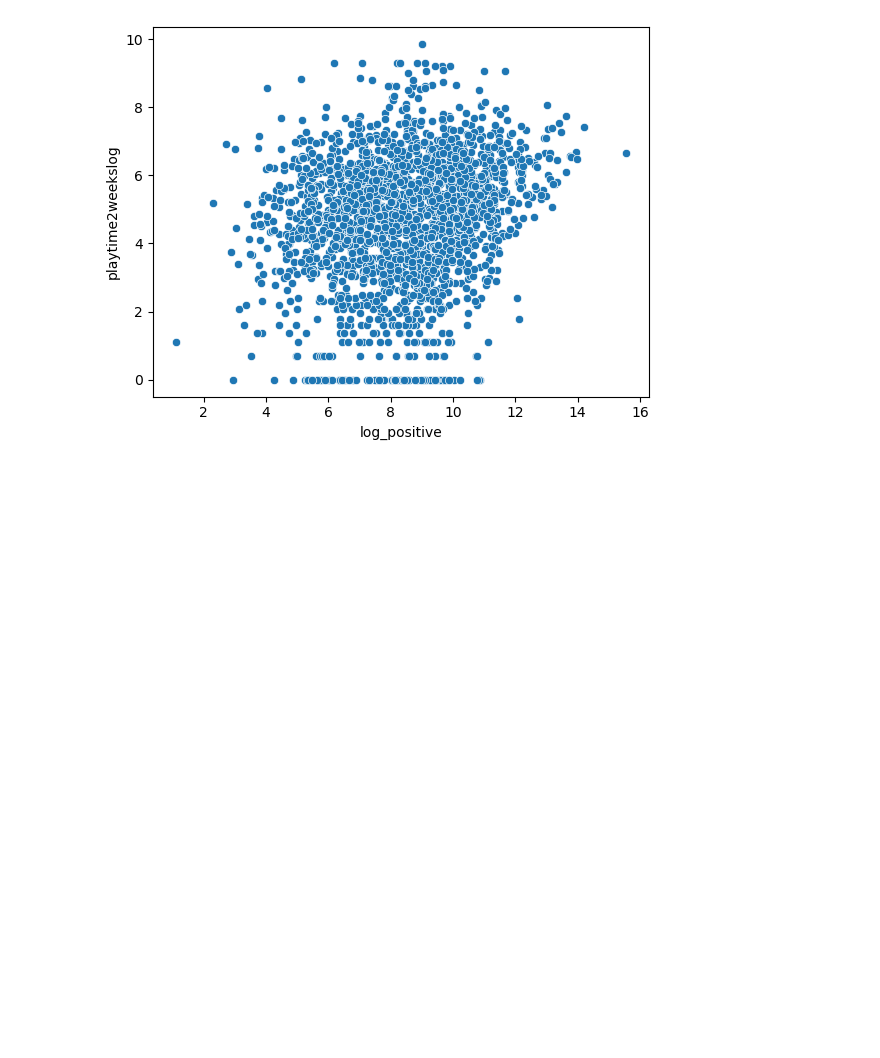
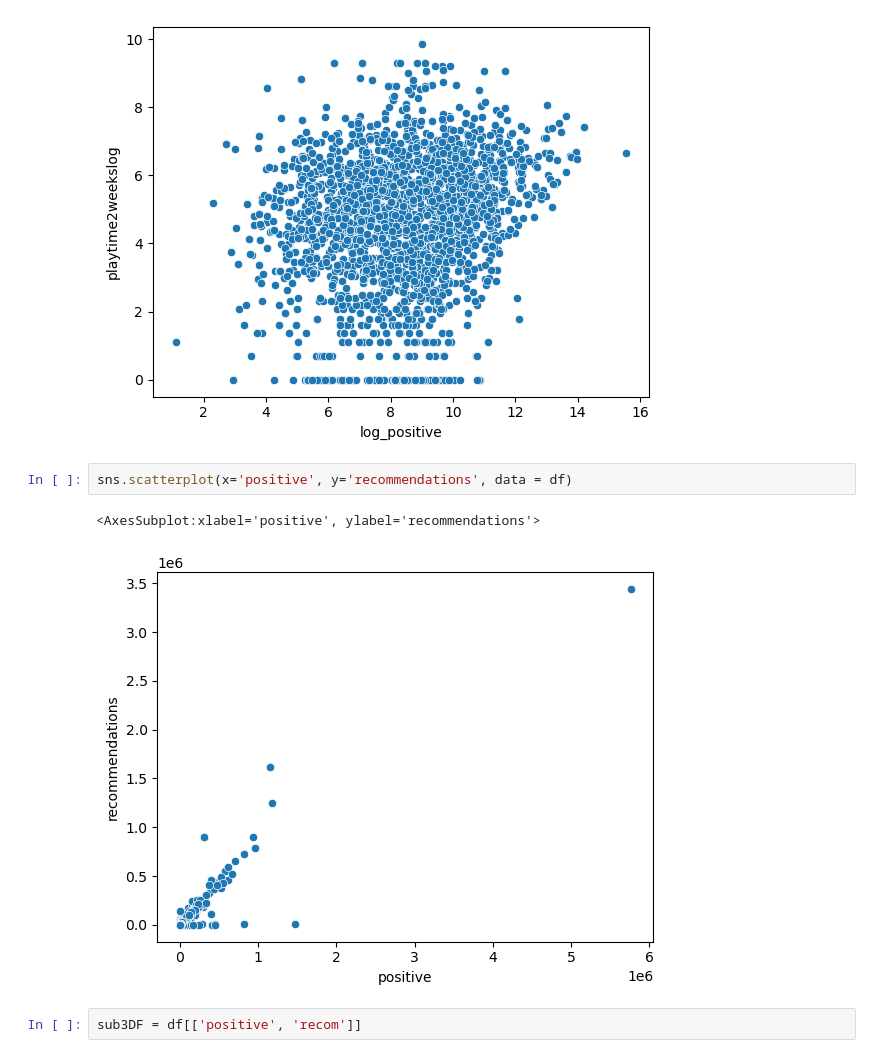
Before and after one commit to budgethp/AI, a Jupyter notebook: Semester 1/Games/Untitled2.ipynb, the cells around one changed output. Drawn from its saved outputs; the diff is of its cells as text; blank space fills up the shorter version.

```diff
--- a/Semester 1/Games/Untitled2.ipynb
+++ b/Semester 1/Games/Untitled2.ipynb
@@ -62,3 +62,10 @@ sns.scatterplot(x='log_positive', y='playtime2weekslog', data = df)
 # %% [output]
 <AxesSubplot:xlabel='log_positive', ylabel='playtime2weekslog'>
 [figure]
+# %%
+sns.scatterplot(x='positive', y='recommendations', data = df)
+# %% [output]
+<AxesSubplot:xlabel='positive', ylabel='recommendations'>
+[figure, added]
+# %%
+sub3DF = df[['positive', 'recom']]
```
